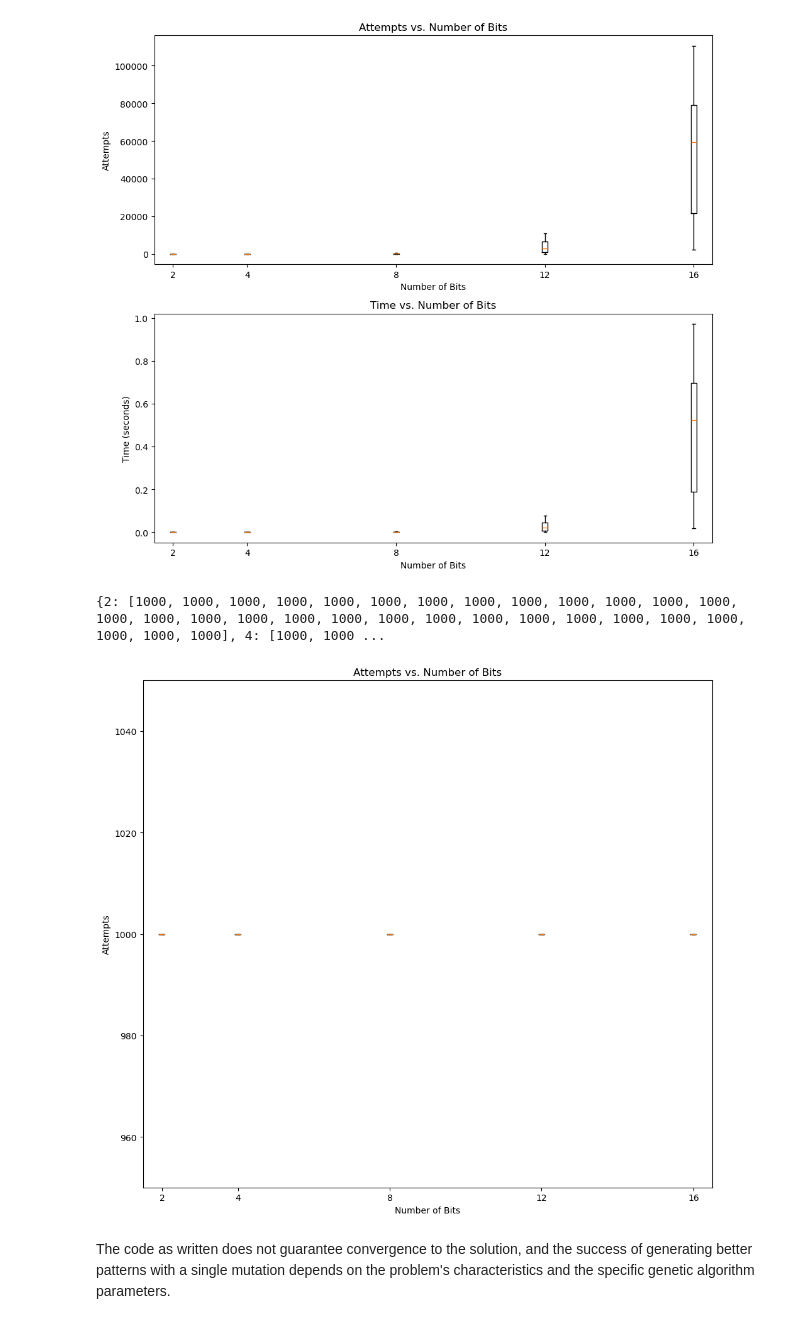
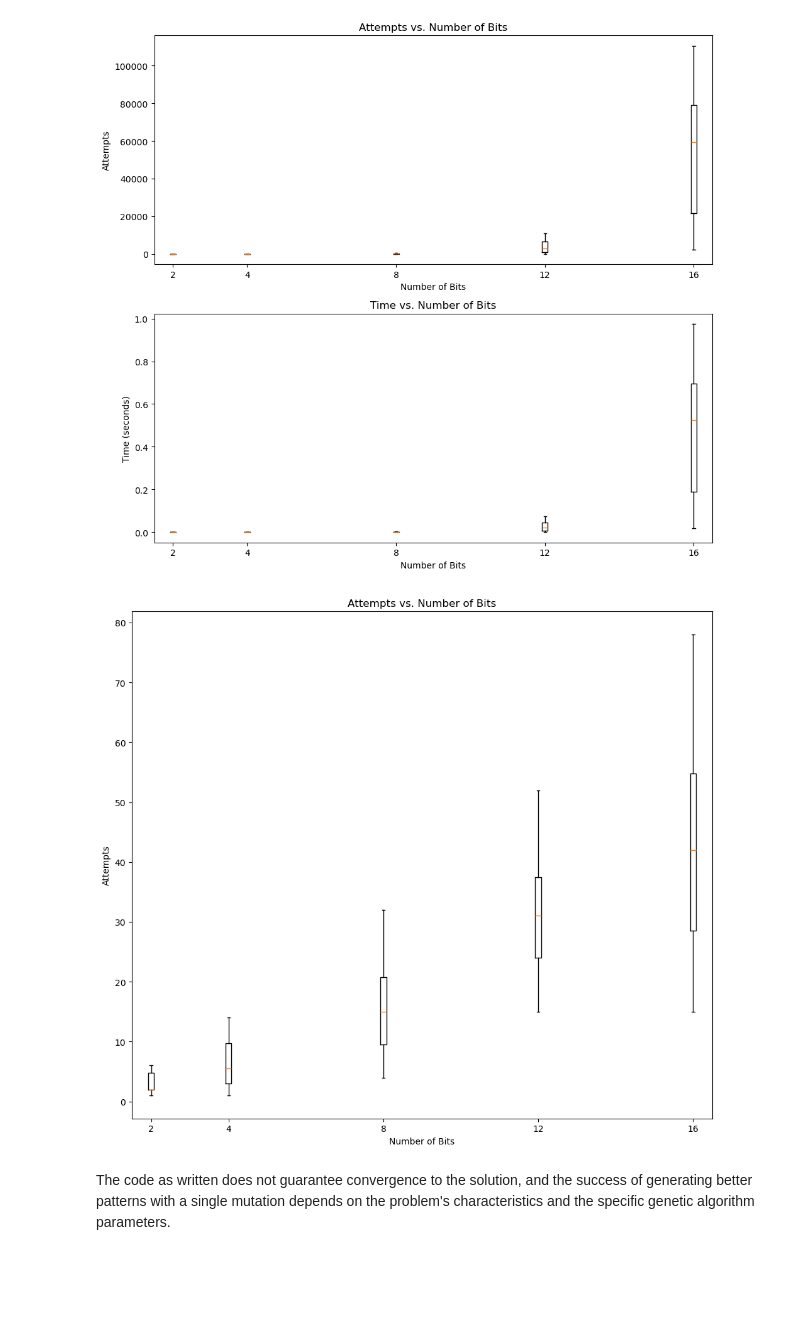
Before and after one commit to Qubi0-0/MachineLearning, a Jupyter notebook: Search/Search.ipynb, the cells around one changed output. Saved outputs shown, nothing was run; the diff lists cells and outputs as text; code cells hidden in the pictures; blank space fills up the shorter version.

Commit message:
mutate_pattern function and plotting fixed

```diff
--- a/Search/Search.ipynb
+++ b/Search/Search.ipynb
@@ -31,21 +31,24 @@ class Search:
         return fitness_value
 
     def mutate_pattern(self):
+        # Generate a random pattern to mutate
+        pattern = [random.randint(0, 1) for _ in range(self.sequence_length)]
+
         for attempts in range(1, 1001):  # Limit the number of mutations to 1000
             # Randomly select a bit to flip
             index_to_mutate = random.randint(0, self.sequence_length - 1)
 
             # Make a copy of the current pattern to modify
-            new_pattern = [random.randint(0, 1) for _ in range(self.sequence_length)]
+            new_pattern = pattern.copy()
 
             # Flip the selected bit
-            new_pattern[index_to_mutate] = 1 - new_pattern[index_to_mutate]
+            new_pattern[index_to_mutate] = 1 - pattern[index_to_mutate]
 
             # Calculate the fitness of the new pattern
             new_fitness = self.fitness(new_pattern)
 
-            if new_fitness > self.fitness(self.solution):
-                self.solution = new_pattern  # Accept the mutation if it's better
+            if new_fitness > self.fitness(pattern):
+                pattern = new_pattern  # Accept the mutation if it's better
                 if self.solution == new_pattern:
                     return self.solution, attempts # Stop if the pattern is equal to the solution
         return new_pattern, attempts
@@ -190,33 +193,29 @@ if __name__ == "__main__":
 [figure]
 # %%
 # D)
-
 attempts_data = {bit_count: [] for bit_count in bit_counts}
 times_data = {bit_count: [] for bit_count in bit_counts}
 fitness_data = {bit_count: [] for bit_count in bit_counts}
 
 for _ in range(trials_amount):
     for bit in bit_counts:
         pattern = Search(sequence_length= bit)
         result_pattern, attempts = pattern.mutate_pattern()
         attempts_data[bit].append(attempts)
-        # times_data[bit].append(time_duration)
-        # fitness_data[bit].append(pattern.fitness(pattern.fitness_data))
 
 fig, ax = plt.subplots(figsize=(10, 9))
 
 for bit in bit_counts:
     ax.boxplot(attempts_data[bit], positions=[bit], showfliers=False)
 
 ax.set_title("Attempts vs. Number of Bits")
 ax.set_xlabel("Number of Bits")
 ax.set_ylabel("Attempts")
-ax.set_ylim(max((attempts_data[bit])), min((attempts_data[bit])))
+
 plt.tight_layout()
 plt.show()
 # %% [output]
-{2: [1000, 1000, 1000, 1000, 1000, 1000, 1000, 1000, 1000, 1000, 1000, 1000, 1000, 1000, 1000, 1000, 1000, 1000, 1000, 1000, 1000, 1000, 1000, 1000, 1000, 1000, 1000, 1000, 1000, 1000], 4: [1000, 1000 ...
-[figure, old version]
+[figure, new version]
 # %% [markdown]
 The code as written does not guarantee convergence to the solution, and the success of generating better patterns with a single mutation depends on the problem's characteristics and the specific genetic algorithm parameters.
 # %%
```
Also changed, not shown: parts of 2 cells of this notebook.
